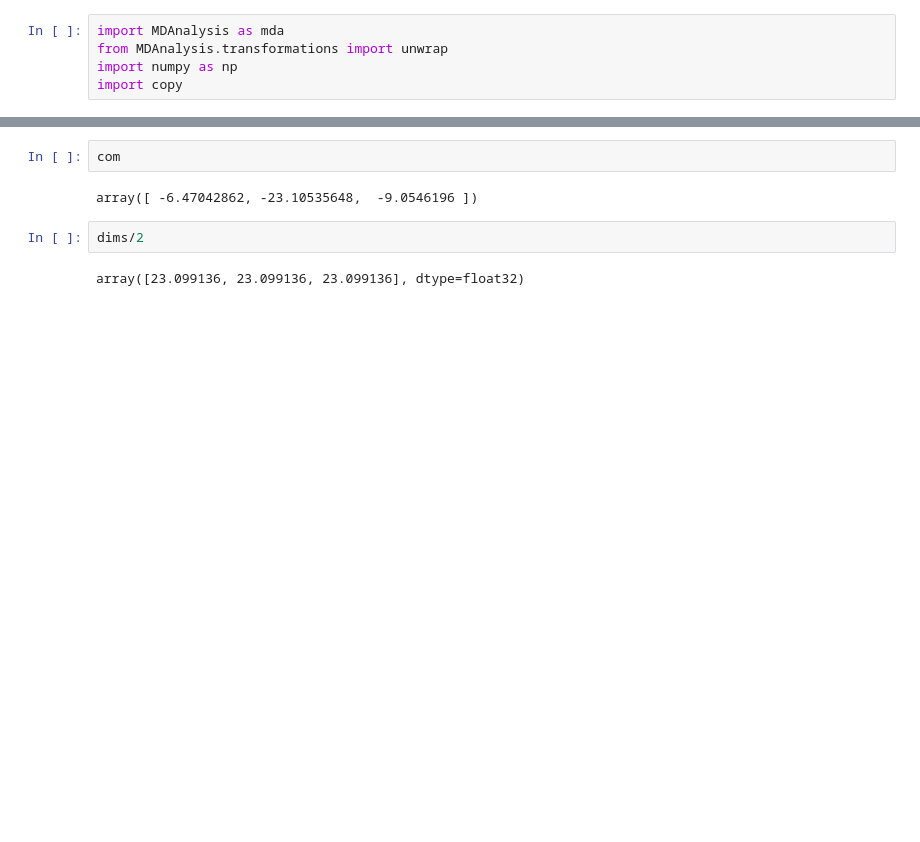
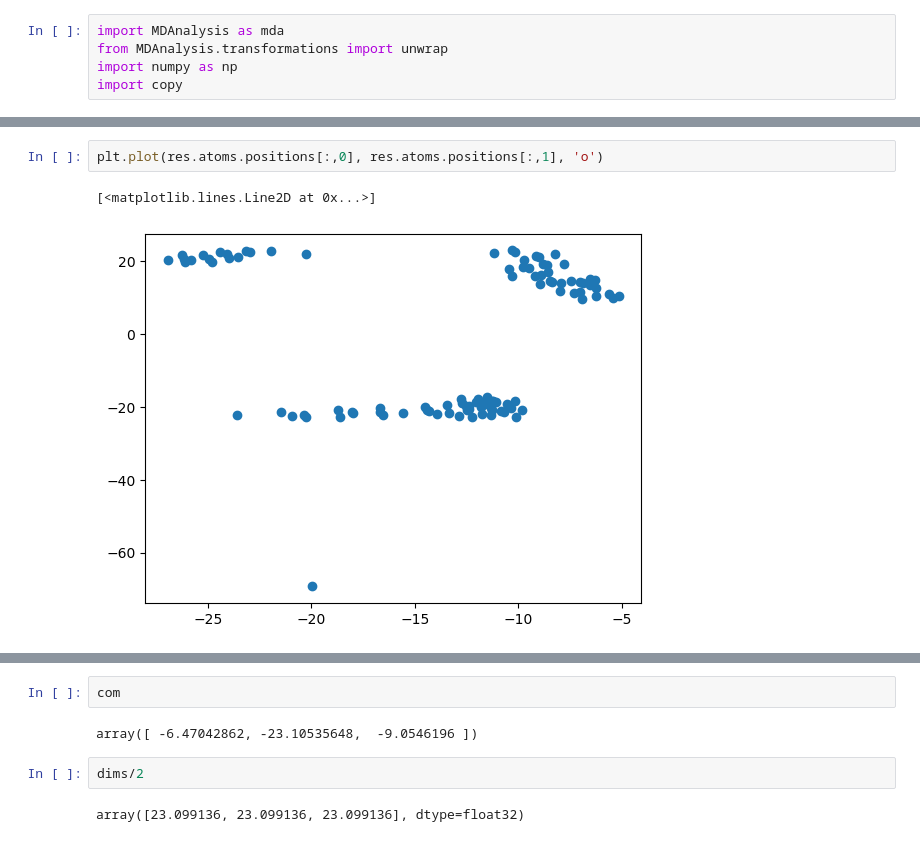
Before and after one commit to simongravelle/gallery, a Jupyter notebook: scripts/2024-05-12-POLYMER/from-wrapped-to-mol.ipynb, the cells around one changed output, grey strips where cells are left out. Cells and saved outputs as stored; diff of their text form; blank space fills up the shorter version.

```diff
--- a/scripts/2024-05-12-POLYMER/from-wrapped-to-mol.ipynb
+++ b/scripts/2024-05-12-POLYMER/from-wrapped-to-mol.ipynb
@@ -39,0 +52,5 @@ with mda.Writer("mol1.xtc", u.atoms.n_atoms) as W:
+# %%
+plt.plot(res.atoms.positions[:,0], res.atoms.positions[:,1], 'o')
+# %% [output]
+[<matplotlib.lines.Line2D at 0x...>]
+[figure, added]
```
Also changed, not shown: parts of 3 cells of this notebook, 1 other file.
